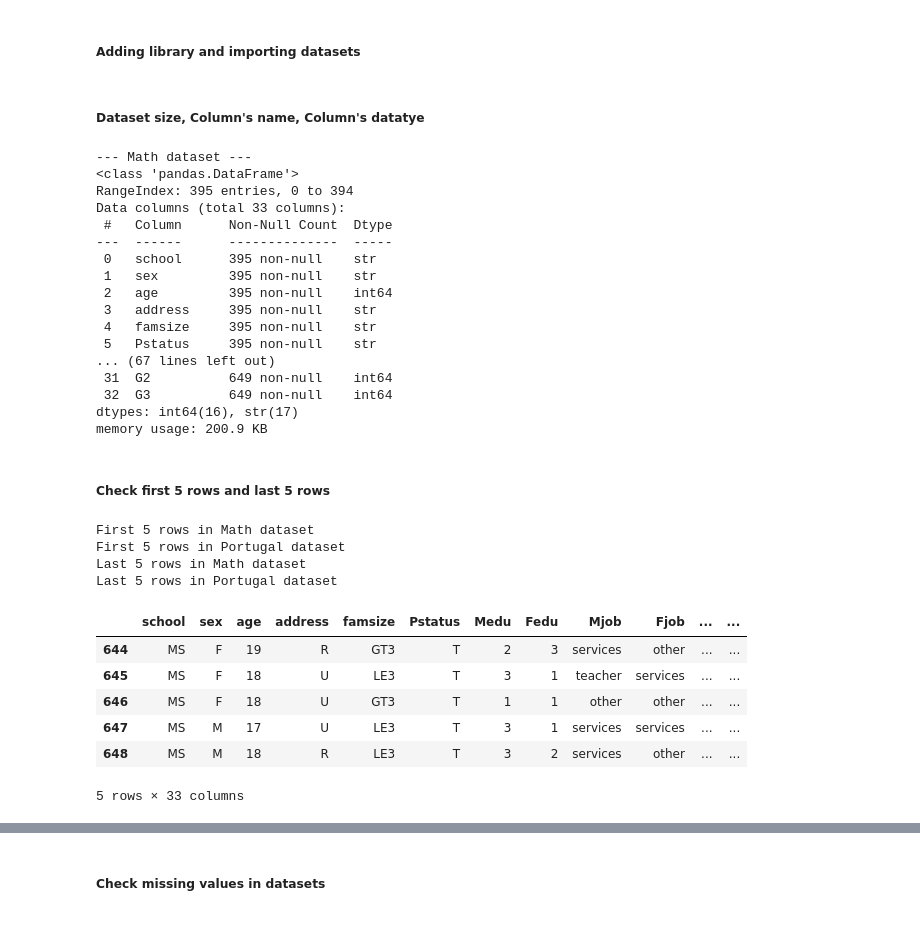
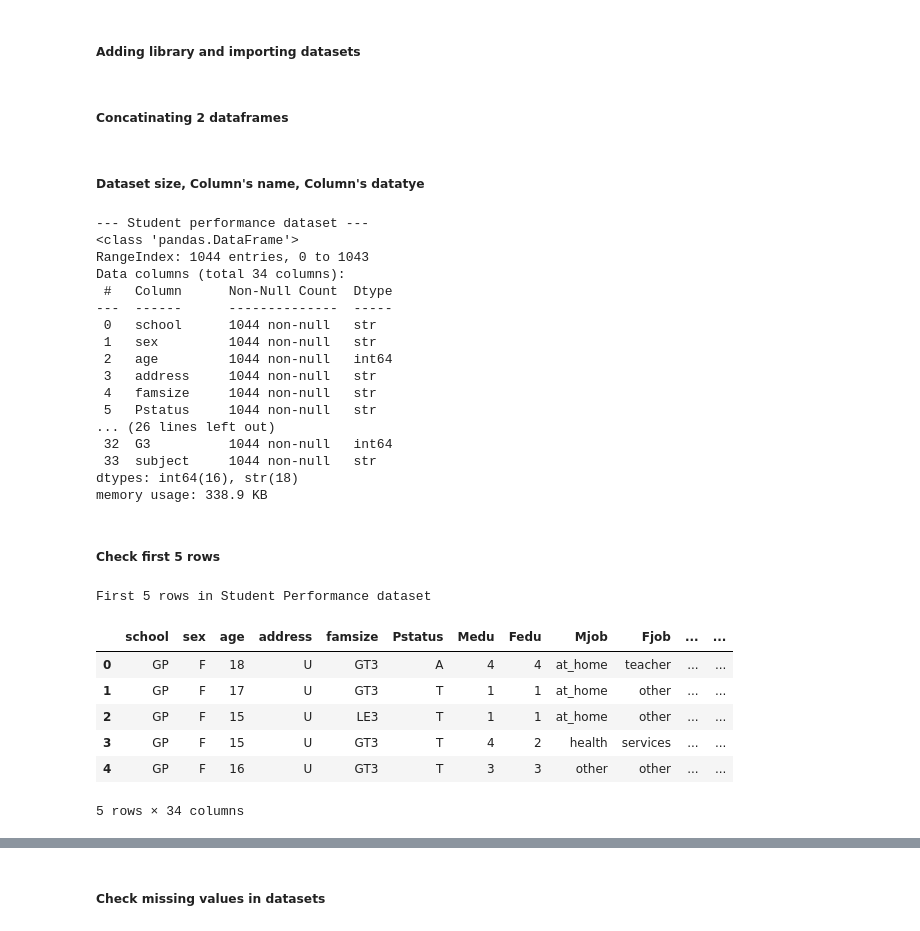
Before and after one commit to xuancuong1019/DS111_data_analysis, a Jupyter notebook: dashboard_generating.ipynb, the cells around one changed output, grey strips where cells are left out. Saved outputs shown, nothing was run; the diff lists cells and outputs as text; code cells hidden in the pictures.

Commit message:
Updating dataframes

```diff
--- a/dashboard_generating.ipynb
+++ b/dashboard_generating.ipynb
@@ -9,3 +9,5 @@ import matplotlib.pyplot as plt
 
 df_mat = pd.read_csv("data/student-mat.csv", sep=";")
 df_por = pd.read_csv("data/student-por.csv", sep=";")
+# %% [markdown]
+##### Concatinating 2 dataframes
@@ -13,54 +22,38 @@ df_por = pd.read_csv("data/student-por.csv", sep=";")
 ##### Dataset size, Column's name, Column's datatye
 # %%
 # Dataset size, Column's name, Column's datatype
-print("\n--- Math dataset ---")
-df_mat.info()
-
-print("\n--- Portuguese dataset ---")
-df_por.info()
+print("\n--- Student performance dataset ---")
+df_all.info()
 # %% [output]
---- Math dataset ---
+--- Student performance dataset ---
 <class 'pandas.DataFrame'>
-RangeIndex: 395 entries, 0 to 394
-Data columns (total 33 columns):
+RangeIndex: 1044 entries, 0 to 1043
+Data columns (total 34 columns):
  #   Column      Non-Null Count  Dtype
 ---  ------      --------------  -----
- 0   school      395 non-null    str
- 1   sex         395 non-null    str
- 2   age         395 non-null    int64
- 3   address     395 non-null    str
- 4   famsize     395 non-null    str
- 5   Pstatus     395 non-null    str
-... (67 lines left out)
- 31  G2          649 non-null    int64
- 32  G3          649 non-null    int64
-dtypes: int64(16), str(17)
-memory usage: 200.9 KB
+ 0   school      1044 non-null   str
+ 1   sex         1044 non-null   str
+ 2   age         1044 non-null   int64
+ 3   address     1044 non-null   str
+ 4   famsize     1044 non-null   str
+ 5   Pstatus     1044 non-null   str
+... (26 lines left out)
+ 32  G3          1044 non-null   int64
+ 33  subject     1044 non-null   str
+dtypes: int64(16), str(18)
+memory usage: 338.9 KB
 # %% [markdown]
-##### Check first 5 rows and last 5 rows
+##### Check first 5 rows
 # %%
 # Check first 5 rows
-print("First 5 rows in Math dataset")
-df_mat.head()
-
-print("First 5 rows in Portugal dataset")
-df_por.head()
-
-# Check last 5 rows
-print("Last 5 rows in Math dataset")
-df_mat.tail()
-
-print("Last 5 rows in Portugal dataset")
-df_por.tail()
+print("First 5 rows in Student Performance dataset")
+df_all.head()
 # %% [output]
-First 5 rows in Math dataset
-First 5 rows in Portugal dataset
-Last 5 rows in Math dataset
-Last 5 rows in Portugal dataset
+First 5 rows in Student Performance dataset
 |  | school | sex | age | address | famsize | Pstatus | Medu | Fedu | Mjob | Fjob | ... | ... |
-| 644 | MS | F | 19 | R | GT3 | T | 2 | 3 | services | other | ... | ... |
-| 645 | MS | F | 18 | U | LE3 | T | 3 | 1 | teacher | services | ... | ... |
-| 646 | MS | F | 18 | U | GT3 | T | 1 | 1 | other | other | ... | ... |
-| 647 | MS | M | 17 | U | LE3 | T | 3 | 1 | services | services | ... | ... |
-| 648 | MS | M | 18 | R | LE3 | T | 3 | 2 | services | other | ... | ... |
+| 0 | GP | F | 18 | U | GT3 | A | 4 | 4 | at_home | teacher | ... | ... |
+| 1 | GP | F | 17 | U | GT3 | T | 1 | 1 | at_home | other | ... | ... |
+| 2 | GP | F | 15 | U | LE3 | T | 1 | 1 | at_home | other | ... | ... |
+| 3 | GP | F | 15 | U | GT3 | T | 4 | 2 | health | services | ... | ... |
+| 4 | GP | F | 16 | U | GT3 | T | 3 | 3 | other | other | ... | ... |
-5 rows × 33 columns
+5 rows × 34 columns
```
Also changed, not shown: parts of 12 cells of this notebook.
